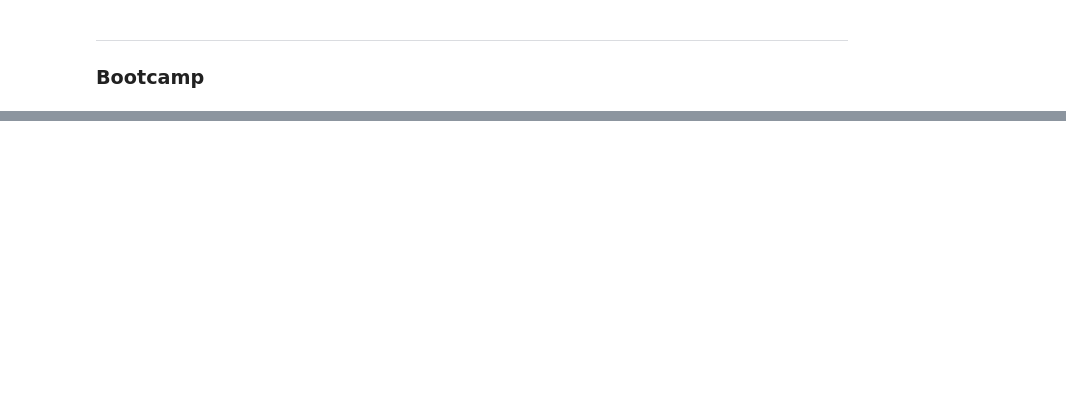
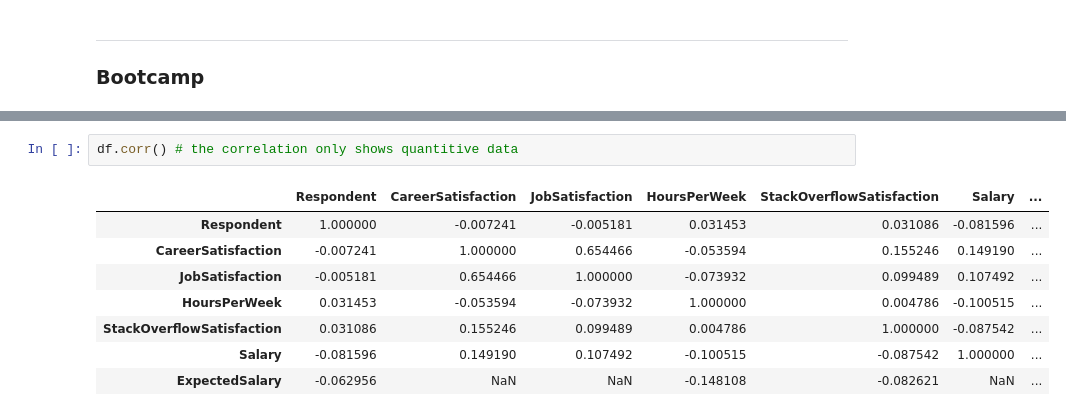
Before and after one commit to ZacksAmber/Udacity-Data-Scientist, a Jupyter notebook: lessons/CRISP_DM/Summary.ipynb, the cells around one changed output, grey strips where cells are left out. Drawn from its saved outputs; the diff is of its cells as text; blank space fills up the shorter version.

```diff
--- a/lessons/CRISP_DM/Summary.ipynb
+++ b/lessons/CRISP_DM/Summary.ipynb
@@ -264,0 +282,11 @@ time: 280 ms (started: 2021-08-09 19:13:47 -07:00)
+# %%
+df.corr() # the correlation only shows quantitive data
+# %% [output]
+|  | Respondent | CareerSatisfaction | JobSatisfaction | HoursPerWeek | StackOverflowSatisfaction | Salary | ... |
+| Respondent | 1.000000 | -0.007241 | -0.005181 | 0.031453 | 0.031086 | -0.081596 | ... |
+| CareerSatisfaction | -0.007241 | 1.000000 | 0.654466 | -0.053594 | 0.155246 | 0.149190 | ... |
+| JobSatisfaction | -0.005181 | 0.654466 | 1.000000 | -0.073932 | 0.099489 | 0.107492 | ... |
+| HoursPerWeek | 0.031453 | -0.053594 | -0.073932 | 1.000000 | 0.004786 | -0.100515 | ... |
+| StackOverflowSatisfaction | 0.031086 | 0.155246 | 0.099489 | 0.004786 | 1.000000 | -0.087542 | ... |
+| Salary | -0.081596 | 0.149190 | 0.107492 | -0.100515 | -0.087542 | 1.000000 | ... |
+| ExpectedSalary | -0.062956 | NaN | NaN | -0.148108 | -0.082621 | NaN | ... |
```
Also changed, not shown: parts of 24 cells of this notebook, 3 other files.
